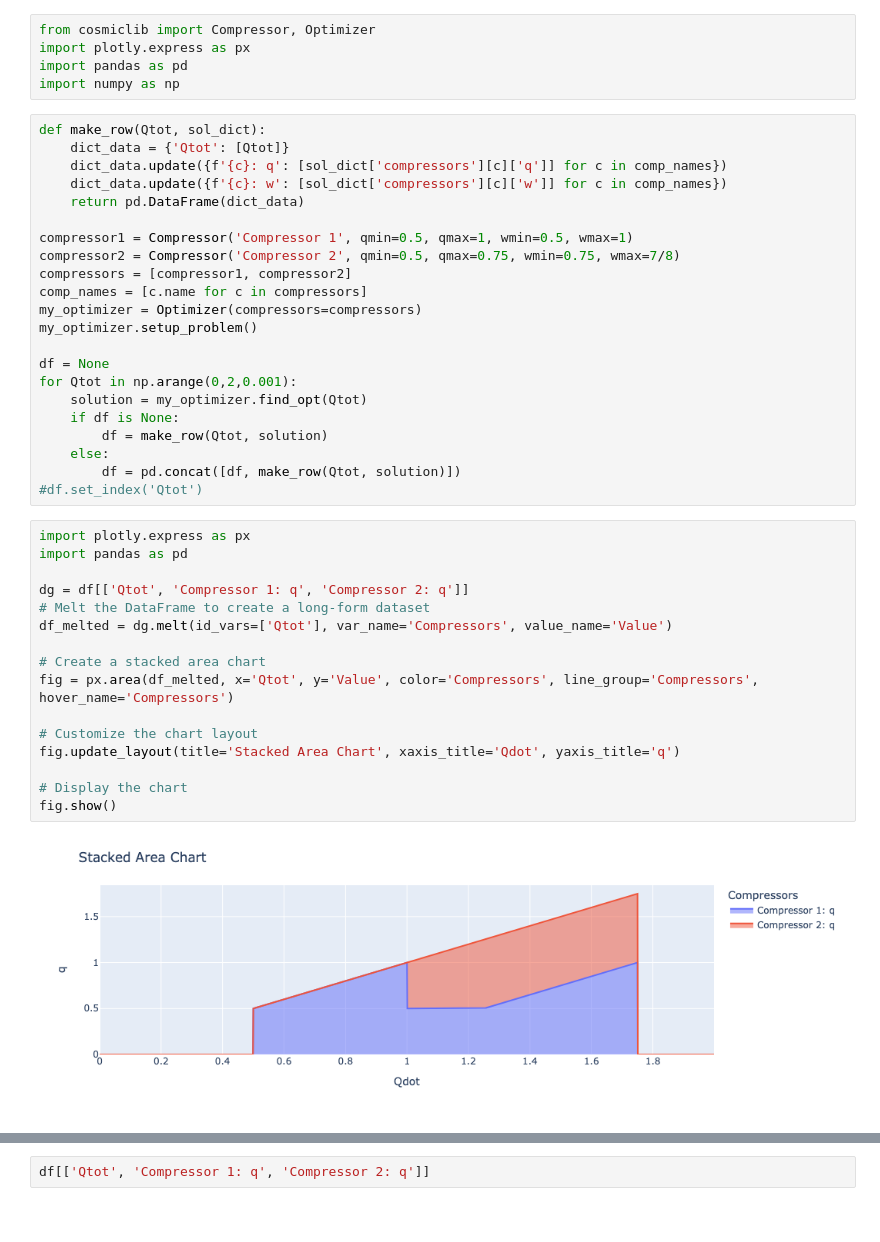
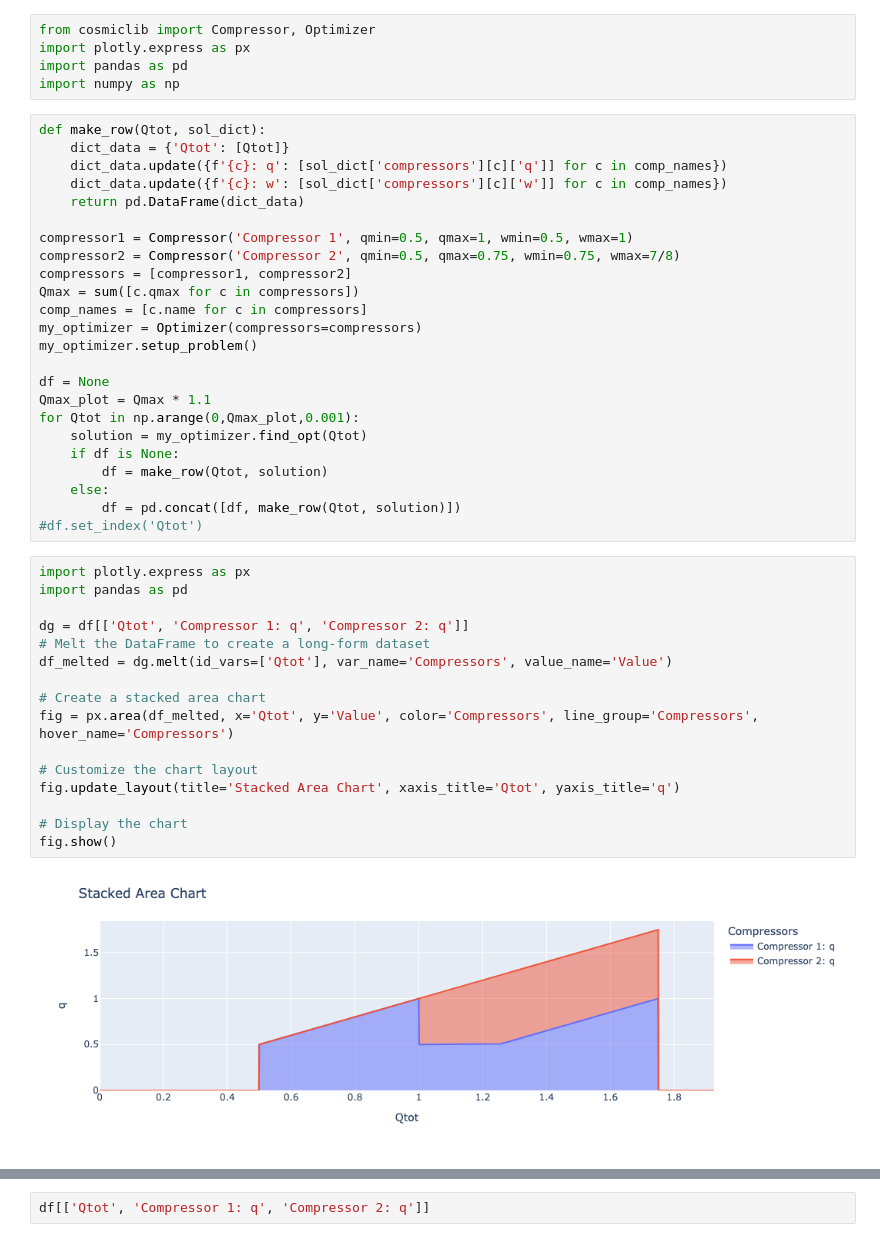
Before and after one commit to danielkwalsh/cosmic, a Jupyter notebook: cosmic-lab.ipynb, the cells around one changed output, grey strips where cells are left out. Saved outputs shown, nothing was run; the diff lists cells and outputs as text.

Commit message:
Made it so that the data for plotting knows when to stop automatically.

```diff
--- a/cosmic-lab.ipynb
+++ b/cosmic-lab.ipynb
@@ -13,12 +13,14 @@ def make_row(Qtot, sol_dict):
 compressor1 = Compressor('Compressor 1', qmin=0.5, qmax=1, wmin=0.5, wmax=1)
 compressor2 = Compressor('Compressor 2', qmin=0.5, qmax=0.75, wmin=0.75, wmax=7/8)
 compressors = [compressor1, compressor2]
+Qmax = sum([c.qmax for c in compressors])
 comp_names = [c.name for c in compressors]
 my_optimizer = Optimizer(compressors=compressors)
 my_optimizer.setup_problem()
 
 df = None
-for Qtot in np.arange(0,2,0.001):
+Qmax_plot = Qmax * 1.1
+for Qtot in np.arange(0,Qmax_plot,0.001):
     solution = my_optimizer.find_opt(Qtot)
     if df is None:
         df = make_row(Qtot, solution)
@@ -28,18 +30,18 @@ for Qtot in np.arange(0,2,0.001):
 # %%
 import plotly.express as px
 import pandas as pd
 
 dg = df[['Qtot', 'Compressor 1: q', 'Compressor 2: q']]
 # Melt the DataFrame to create a long-form dataset
 df_melted = dg.melt(id_vars=['Qtot'], var_name='Compressors', value_name='Value')
 
 # Create a stacked area chart
 fig = px.area(df_melted, x='Qtot', y='Value', color='Compressors', line_group='Compressors', hover_name='Compressors')
 
 # Customize the chart layout
-fig.update_layout(title='Stacked Area Chart', xaxis_title='Qdot', yaxis_title='q')
+fig.update_layout(title='Stacked Area Chart', xaxis_title='Qtot', yaxis_title='q')
 
 # Display the chart
 fig.show()
 # %% [output]
-[figure, old version]
+[figure, new version]
```
Also changed, not shown: parts of 1 cell of this notebook.
